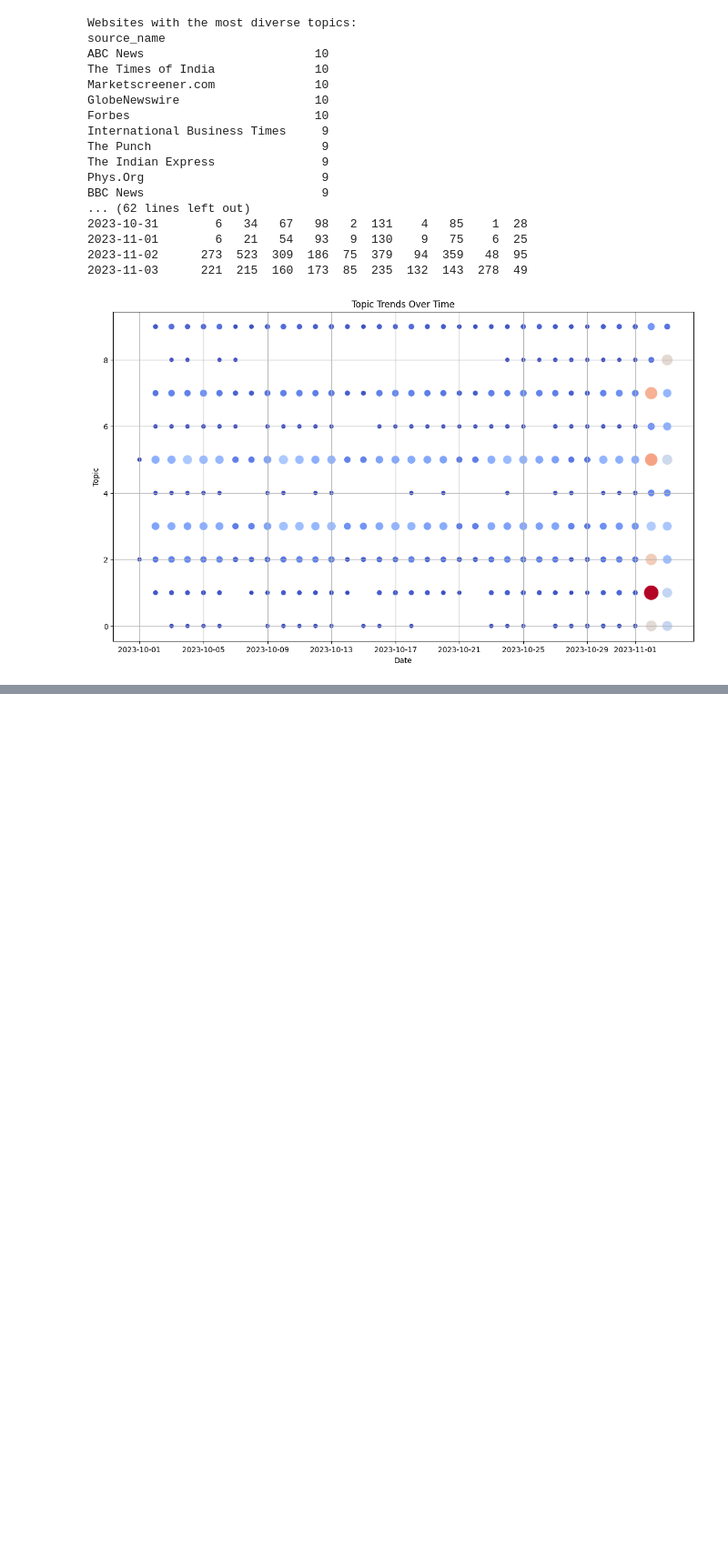
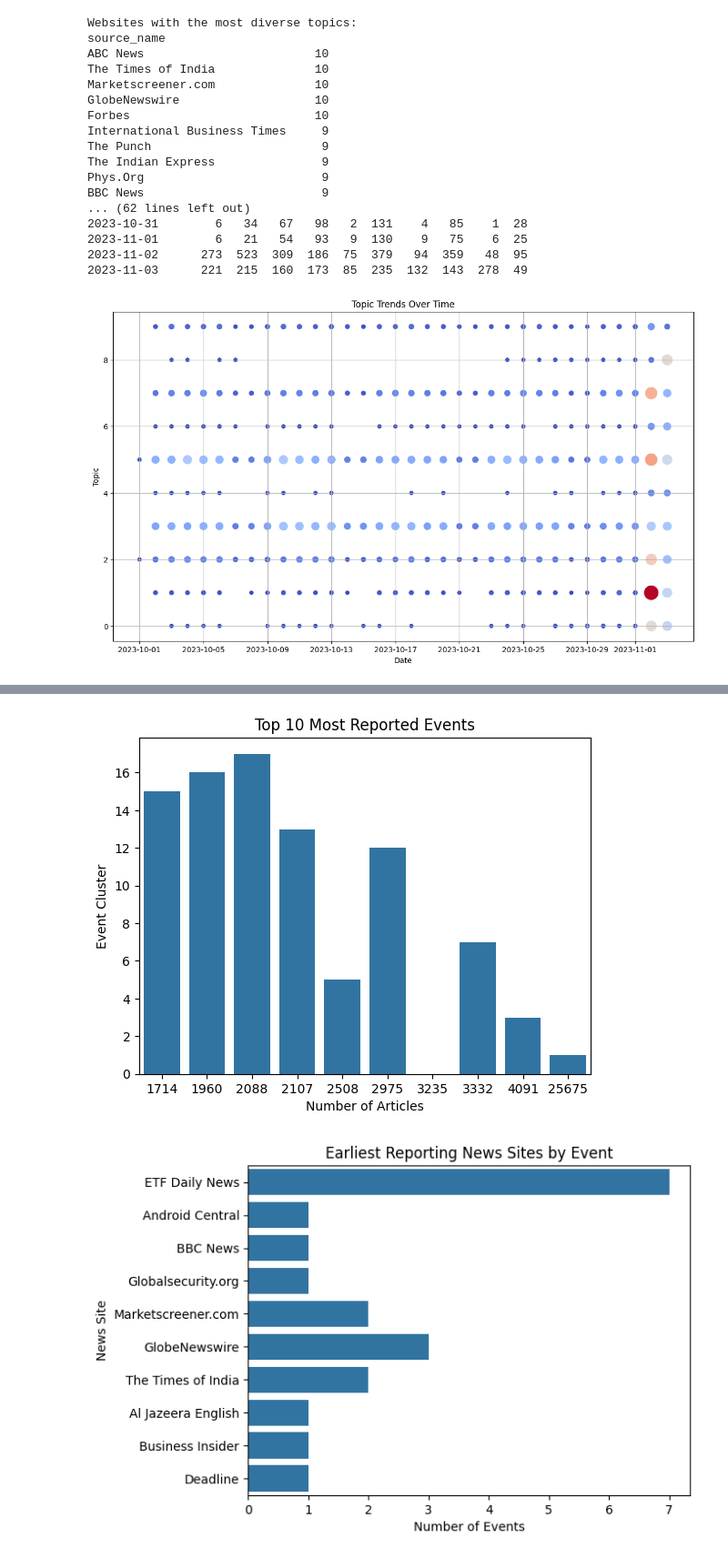
Before and after one commit to CarmelZe/news_correlation_10ac_week0, a Jupyter notebook: notebooks/task2_data_science_component_building.ipynb, the cells around one changed output, grey strips where cells are left out. Shown: that part at 91% size. Drawn from its saved outputs; the diff is of its cells as text; code cells hidden in the pictures; blank space fills up the shorter version.

```diff
--- a/notebooks/task2_data_science_component_building.ipynb
+++ b/notebooks/task2_data_science_component_building.ipynb
@@ -271,0 +356,68 @@ if 'published_at' in data.columns:
+# %%
+import pandas as pd
+from sklearn.feature_extraction.text import TfidfVectorizer
+from sklearn.cluster import KMeans
+from sklearn.feature_extraction.text import ENGLISH_STOP_WORDS
+import matplotlib.pyplot as plt
+import seaborn as sns
+
+# Load the data
+data = pd.read_csv('../data/rating.csv')
+
+# Define a simple preprocessing function
+def preprocess_text(text):
+    tokens = [word for word in text.lower().split() if word not in ENGLISH_STOP_WORDS]
+    return " ".join(tokens)
+
+# Apply preprocessing to the content column
+data['cleaned_content'] = data['content'].apply(preprocess_text)
+
+# Step 1: Vectorize the text data using TF-IDF
+vectorizer = TfidfVectorizer(max_df=0.95, min_df=2, stop_words='english')
+tfidf_matrix = vectorizer.fit_transform(data['cleaned_content'])
+
+# Step 2: Cluster the articles into events using K-Means
+num_clusters = 20  # Adjust the number of clusters as needed
+kmeans = KMeans(n_clusters=num_clusters, random_state=42)
+data['event_cluster'] = kmeans.fit_predict(tfidf_matrix)
+
+# Step 3: Count the number of distinct events
+num_events = data['event_cluster'].nunique()
+print(f"Number of distinct events covered in the data: {num_events}")
+
+# Step 4: Analyze reporting times to see which site reported the event earliest
+data['date'] = pd.to_datetime(data['published_at'], errors='coerce')
+earliest_reporting = data.groupby(['event_cluster', 'source_name'])['date'].min().reset_index()
+
+# Identify the earliest reporter for each event
+earliest_reporter = earliest_reporting.loc[earliest_reporting.groupby('event_cluster')['date'].idxmin()]
+print("\nEarliest reporting by event:")
+print(earliest_reporter)
+
+# Step 5: Identify the most reported events
+event_counts = data['event_cluster'].value_counts().reset_index()
+event_counts.columns = ['event_cluster', 'count']
+print("\nTop events with the highest reporting:")
+print(event_counts.head(10))
+
+# Step 6: Analyze correlation between news sites reporting on the same events
+site_event_matrix = pd.crosstab(data['source_name'], data['event_cluster'])
+site_correlation = site_event_matrix.corr()
+
+print("\nCorrelation between news sites based on reporting the same events:")
+print(site_correlation)
+
+# Optional: Visualize the most reported events
+sns.barplot(x='count', y='event_cluster', data=event_counts.head(10))
+plt.title('Top 10 Most Reported Events')
+plt.xlabel('Number of Articles')
+plt.ylabel('Event Cluster')
+plt.show()
+
+# Optional: Visualize the earliest reporters
+sns.countplot(y='source_name', data=earliest_reporter)
+plt.title('Earliest Reporting News Sites by Event')
+plt.xlabel('Number of Events')
+plt.ylabel('News Site')
+plt.show()
+# %% [output]
@@ -271,0 +441,2 @@ if 'published_at' in data.columns:
+[figure, added]
+[figure, added]
```
Also changed, not shown: parts of 2 cells of this notebook.
